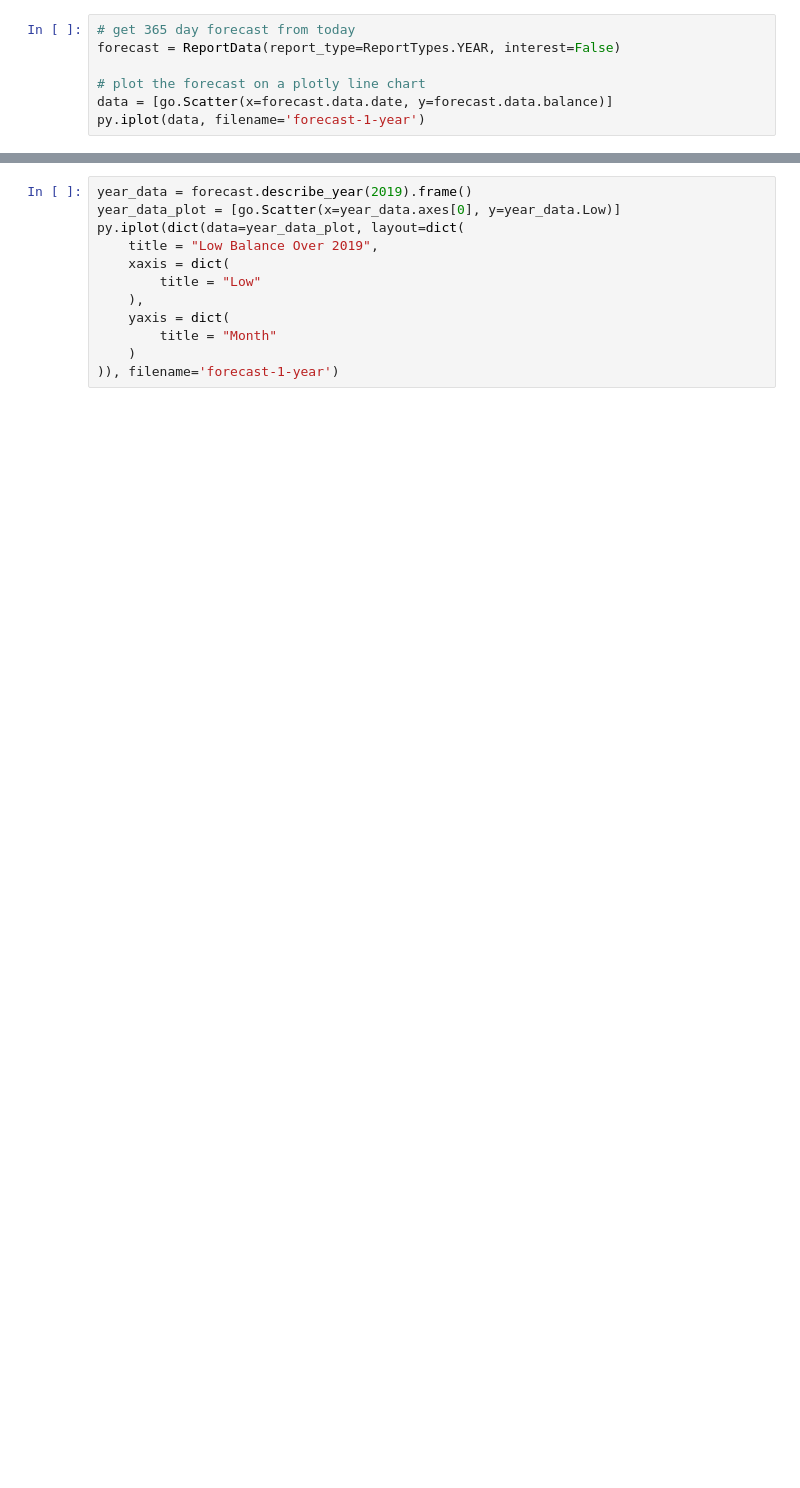
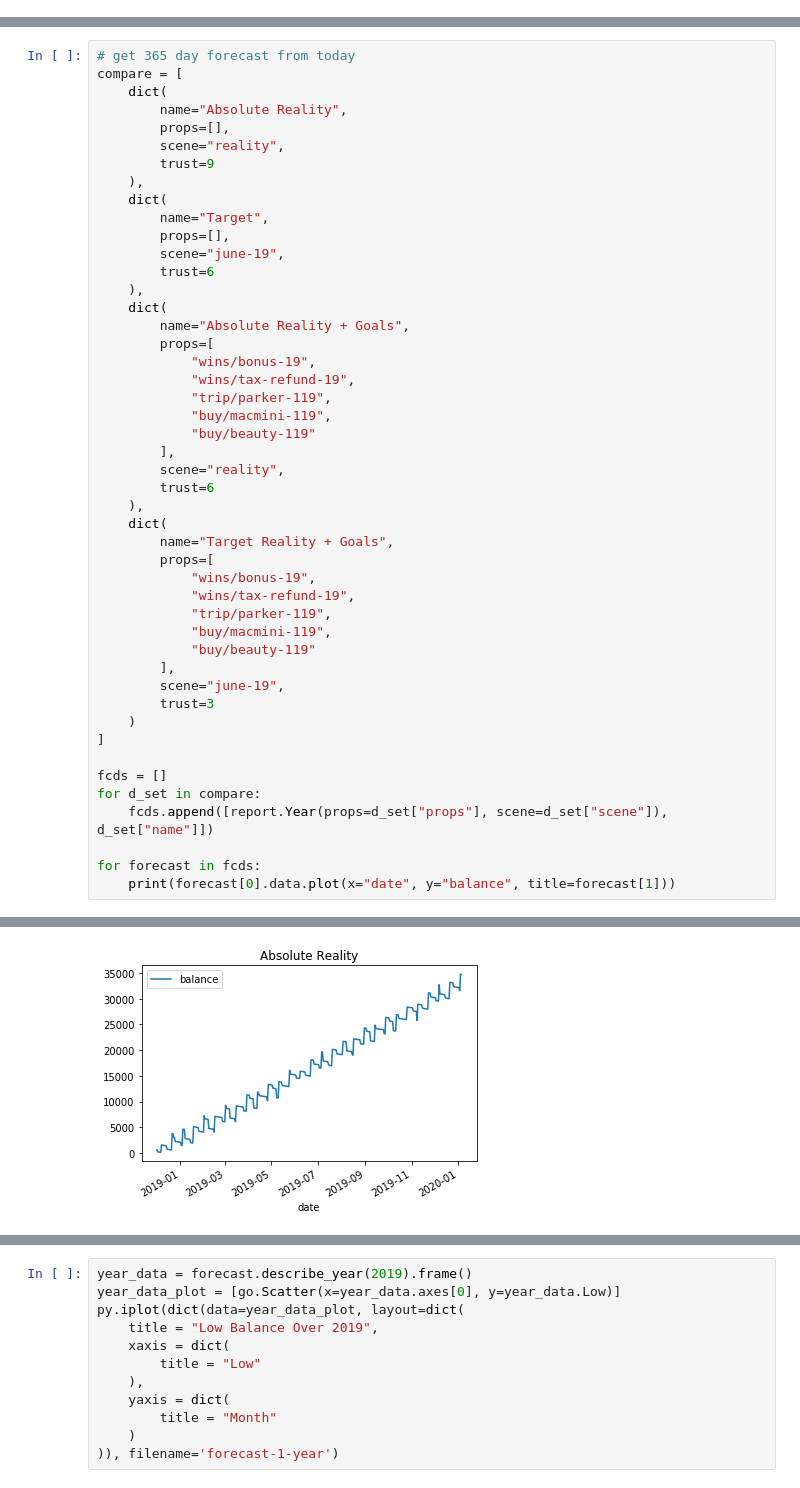
Before and after one commit to jsnns/futurecast, a Jupyter notebook: Report-365-Days.ipynb, the cells around one changed output, grey strips where cells are left out. Cells and saved outputs as stored; diff of their text form; blank space fills up the shorter version.

```diff
--- a/Report-365-Days.ipynb
+++ b/Report-365-Days.ipynb
@@ -10,7 +0,0 @@ plotly.tools.set_credentials_file(username='sansburyjacob', api_key='aRJN1U0jX9f
-# %%
-# get 365 day forecast from today
-forecast = ReportData(report_type=ReportTypes.YEAR, interest=False)
-
-# plot the forecast on a plotly line chart
-data = [go.Scatter(x=forecast.data.date, y=forecast.data.balance)]
-py.iplot(data, filename='forecast-1-year')
@@ -19,0 +30,48 @@ Consider using IPython.display.IFrame instead
+# %%
+# get 365 day forecast from today
+compare = [
+    dict(
+        name="Absolute Reality",
+        props=[],
+        scene="reality",
+        trust=9
+    ),
+    dict(
+        name="Target",
+        props=[],
+        scene="june-19",
+        trust=6
+    ),
+    dict(
+        name="Absolute Reality + Goals",
+        props=[
+            "wins/bonus-19",
+            "wins/tax-refund-19",
+            "trip/parker-119",
+            "buy/macmini-119",
+            "buy/beauty-119"
+        ],
+        scene="reality",
+        trust=6
+    ),
+    dict(
+        name="Target Reality + Goals",
+        props=[
+            "wins/bonus-19",
+            "wins/tax-refund-19",
+            "trip/parker-119",
+            "buy/macmini-119",
+            "buy/beauty-119"
+        ],
+        scene="june-19",
+        trust=3
+    )
+]
+
+fcds = []
+for d_set in compare:
+    fcds.append([report.Year(props=d_set["props"], scene=d_set["scene"]), d_set["name"]])
+
+for forecast in fcds:
+    print(forecast[0].data.plot(x="date", y="balance", title=forecast[1]))
+# %% [output]
@@ -19,0 +82 @@ Consider using IPython.display.IFrame instead
+[figure, added]
```
Also changed, not shown: parts of 6 cells of this notebook, 14 other files.
